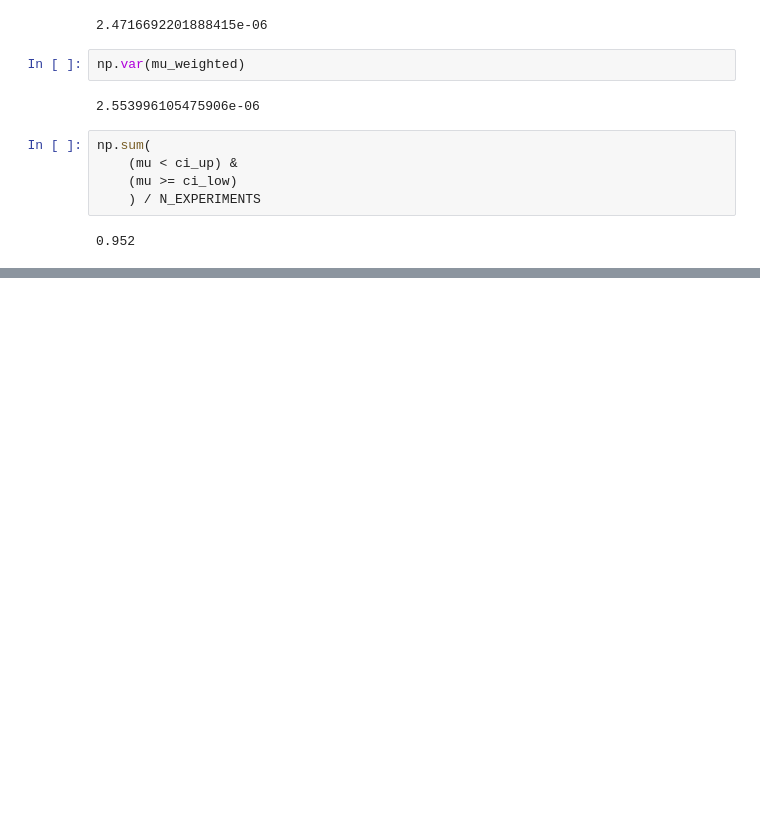
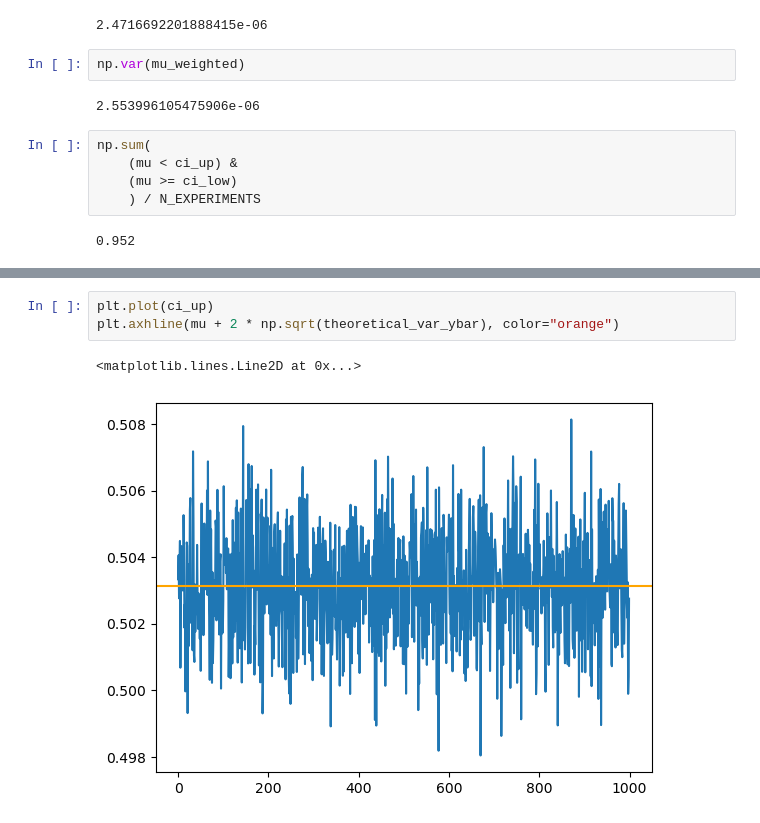
Before and after one commit to m-maggi/PyNotebooks, a Jupyter notebook: notebooks/model_loss/calc_conf_int.ipynb, the cells around one changed output, grey strips where cells are left out. Saved outputs shown, nothing was run; the diff lists cells and outputs as text; blank space fills up the shorter version.

```diff
--- a/notebooks/model_loss/calc_conf_int.ipynb
+++ b/notebooks/model_loss/calc_conf_int.ipynb
@@ -39,0 +53,6 @@ np.sum(
+# %%
+plt.plot(ci_up)
+plt.axhline(mu + 2 * np.sqrt(theoretical_var_ybar), color="orange")
+# %% [output]
+<matplotlib.lines.Line2D at 0x...>
+[figure, added]
```
Also changed, not shown: parts of 2 cells of this notebook.
